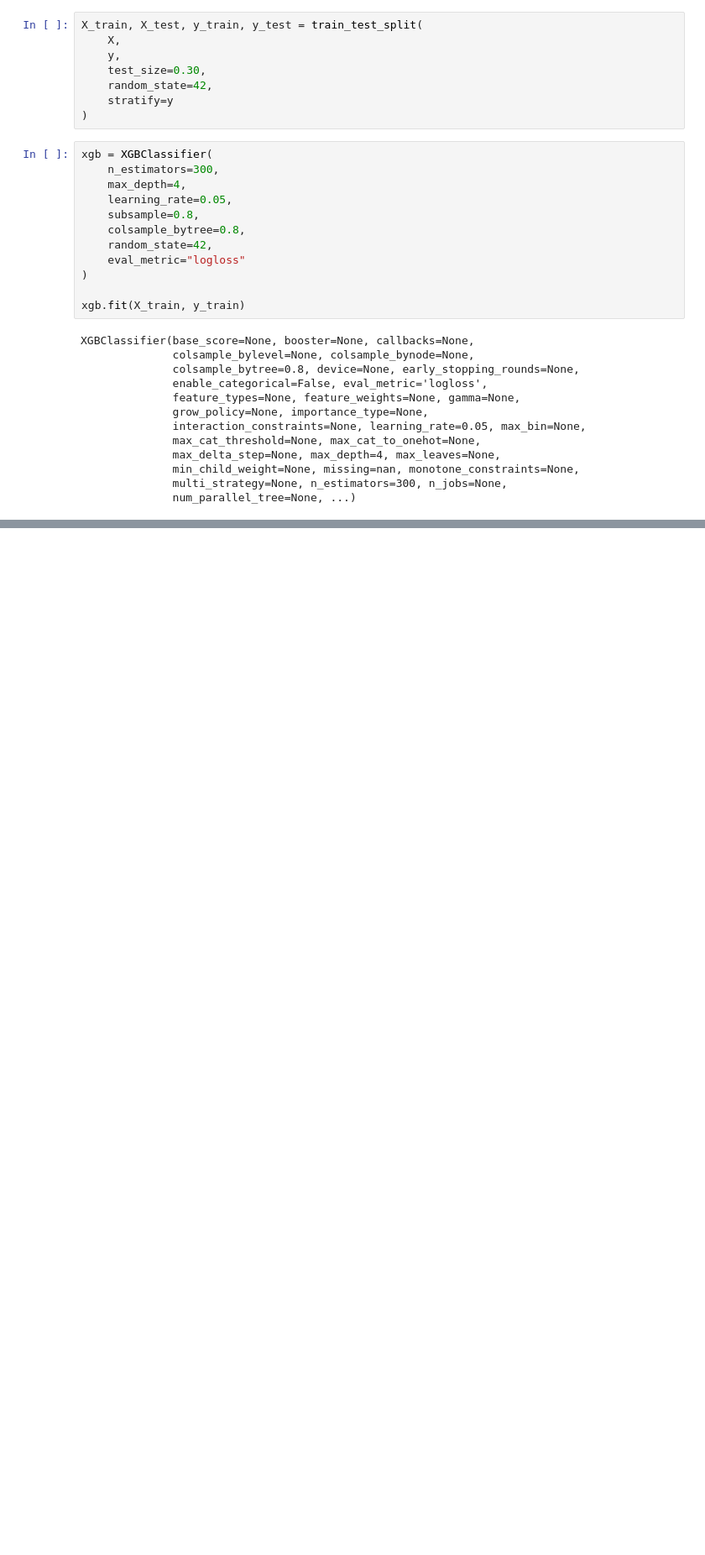
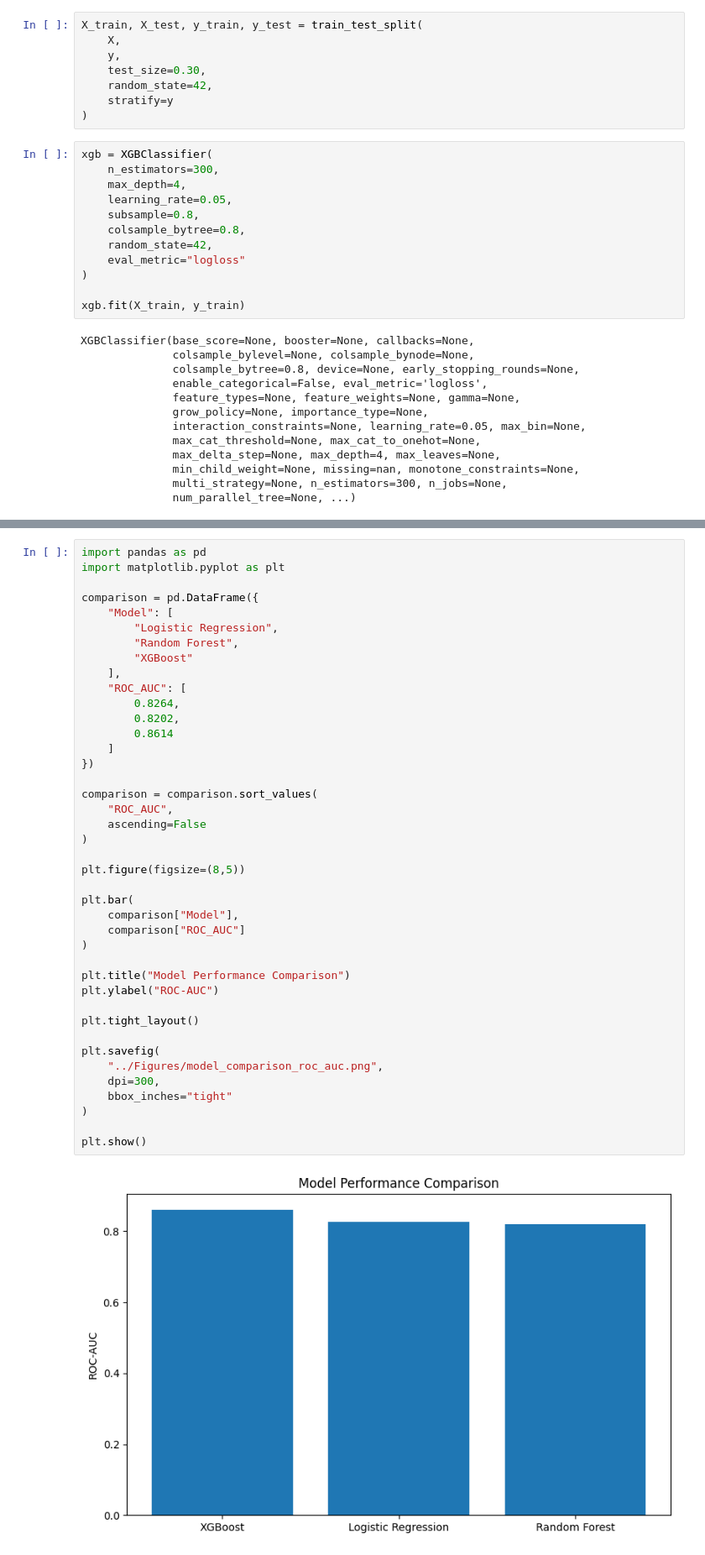
Before and after one commit to maverick8675309/seaid-framework, a Jupyter notebook: Notebooks/05_xgboost.ipynb, the cells around one changed output, grey strips where cells are left out. Shown at 84% size. Drawn from its saved outputs; the diff is of its cells as text; blank space fills up the shorter version.

Commit message:
Add XGBoost model and model comparison results

```diff
--- a/Notebooks/05_xgboost.ipynb
+++ b/Notebooks/05_xgboost.ipynb
@@ -72,0 +161,43 @@ XGBClassifier(base_score=None, booster=None, callbacks=None,
+# %%
+import pandas as pd
+import matplotlib.pyplot as plt
+
+comparison = pd.DataFrame({
+    "Model": [
+        "Logistic Regression",
+        "Random Forest",
+        "XGBoost"
+    ],
+    "ROC_AUC": [
+        0.8264,
+        0.8202,
+        0.8614
+    ]
+})
+
+comparison = comparison.sort_values(
+    "ROC_AUC",
+    ascending=False
+)
+
+plt.figure(figsize=(8,5))
+
+plt.bar(
+    comparison["Model"],
+    comparison["ROC_AUC"]
+)
+
+plt.title("Model Performance Comparison")
+plt.ylabel("ROC-AUC")
+
+plt.tight_layout()
+
+plt.savefig(
+    "../Figures/model_comparison_roc_auc.png",
+    dpi=300,
+    bbox_inches="tight"
+)
+
+plt.show()
+# %% [output]
+[figure, added]
```
Also changed, not shown: parts of 6 cells of this notebook, 4 other files.
